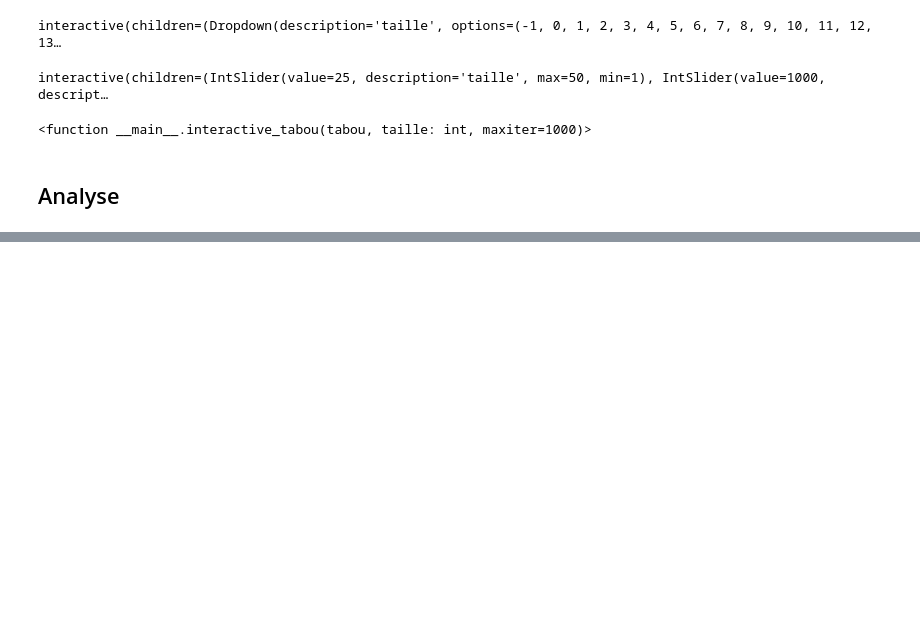
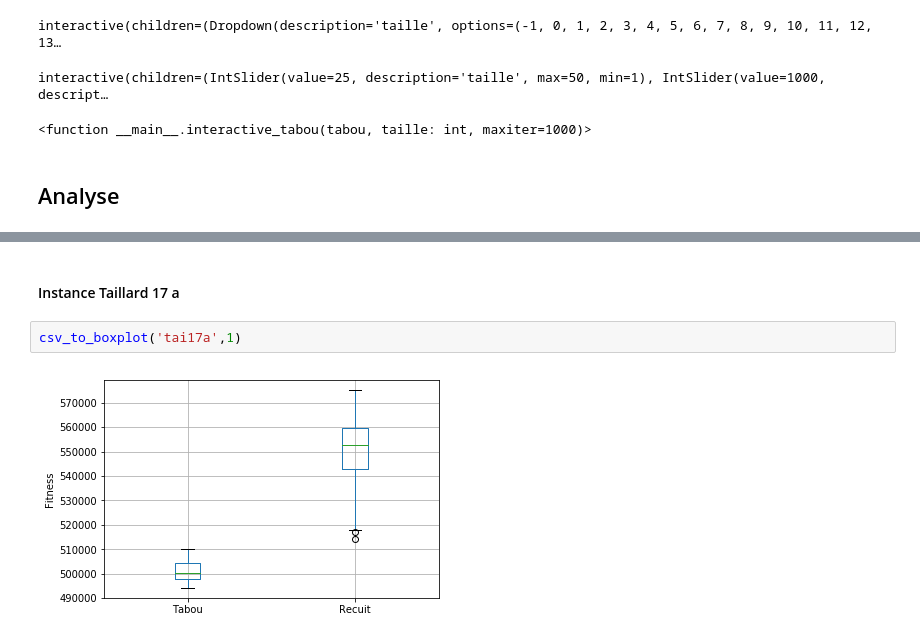
Before and after one commit to Ruseur/QuadracticAssignmentProblem, a Jupyter notebook: QuadraticAssignmentProblem.ipynb, the cells around one changed output, grey strips where cells are left out. Cells and saved outputs as stored; diff of their text form; blank space fills up the shorter version.

```diff
--- a/QuadraticAssignmentProblem.ipynb
+++ b/QuadraticAssignmentProblem.ipynb
@@ -397,0 +427,6 @@ display(ui, out)
+# %% [markdown]
+#### Instance Taillard 17 a
+# %%
+csv_to_boxplot('tai17a',1)
+# %% [output]
+[figure, added]
```
Also changed, not shown: parts of 36 cells of this notebook, 11 other files.
